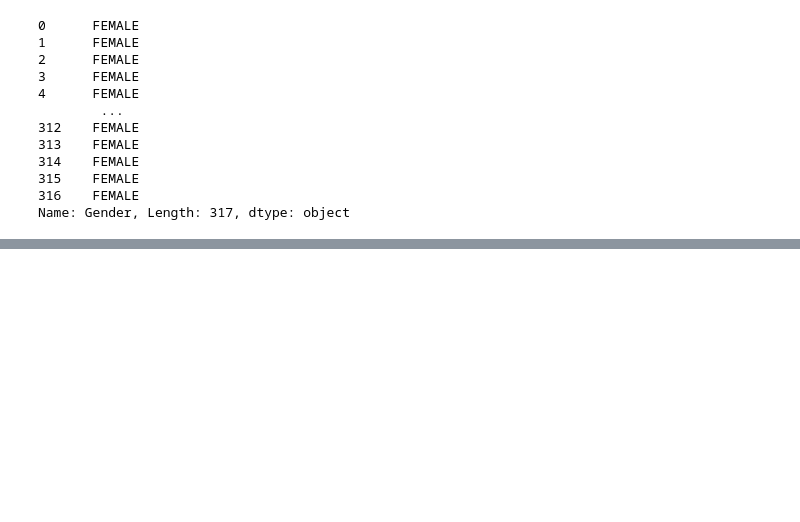
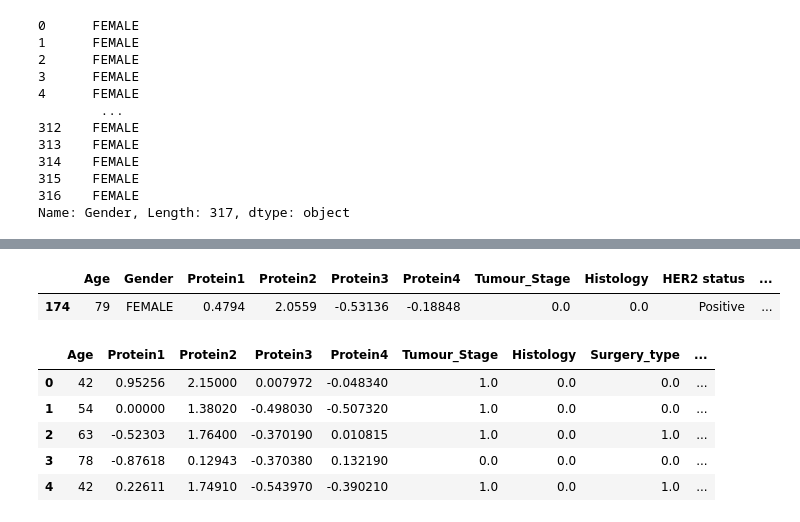
Before and after one commit to AkramMaouche/Breast-Cancer-Survival-Prediction, a Jupyter notebook: src/Notebook/Model_trainer.ipynb, the cells around one changed output, grey strips where cells are left out. Drawn from its saved outputs; the diff is of its cells as text; code cells hidden in the pictures; blank space fills up the shorter version.

```diff
--- a/src/Notebook/Model_trainer.ipynb
+++ b/src/Notebook/Model_trainer.ipynb
@@ -56,18 +56,6 @@ Categories in 'Surgery Type' variable:   ['Other' 'Lumpectomy' 'Modified Radical
 # %%
 df['Date_of_Last_Visit']=pd.to_datetime(df['Date_of_Last_Visit'])
 df['Date_of_Surgery']= pd.to_datetime(df['Date_of_Surgery'])
-# %%
-#extract day,monthm,year from Date_of_Last_Visit
-df['year_Visit'] = df['Date_of_Last_Visit'].dt.year
-df['month_Visit'] = df['Date_of_Last_Visit'].dt.month
-df['day_Visit'] = df['Date_of_Last_Visit'].dt.day
-df.drop(columns='Date_of_Last_Visit',axis=1,inplace=True)
-
-#extract day,month,year from Date_of_Last_Visit
-df['year_Surgery'] = df['Date_of_Surgery'].dt.year
-df['month_Surgery'] = df['Date_of_Surgery'].dt.month
-df['day_Surgery'] = df['Date_of_Surgery'].dt.day
-df.drop(columns='Date_of_Surgery',axis=1,inplace=True)
 # %%
 df.head()
 # %% [output]
@@ -160,0 +89,2 @@ ordinal_encoder = OrdinalEncoder()
+# %%
+df_processing = df.drop(['ER status','PR status'],axis=1)
@@ -160,0 +96,25 @@ ordinal_encoder = OrdinalEncoder()
+# %%
+#Encoder Tumor stage,histology and surgery type with ordinalencoder
+
+ordinal_encoder = OrdinalEncoder(categories=[['I','II','III'],
+                                             ['Infiltrating Ductal Carcinoma','Infiltrating Lobular Carcinoma','Mucinous Carcinoma'],
+                                             ['Other','Lumpectomy','Modified Radical Mastectomy','Simple Mastectomy']])
+
+df_processing[['Tumour_Stage','Histology','Surgery_type']] = ordinal_encoder.fit_transform(df_processing[['Tumour_Stage','Histology','Surgery_type']])
+# %%
+df_processing.sample()
+# %% [output]
+|  | Age | Gender | Protein1 | Protein2 | Protein3 | Protein4 | Tumour_Stage | Histology | HER2 status | ... |
+| 174 | 79 | FEMALE | 0.4794 | 2.0559 | -0.53136 | -0.18848 | 0.0 | 0.0 | Positive | ... |
+# %%
+#Encoder Gender and HER2 stutus with getdummies (binary encoding)
+df_processing = pd.get_dummies(data=df_processing,columns=['Gender','HER2 status'],drop_first=True)
+# %%
+df_processing.head()
+# %% [output]
+|  | Age | Protein1 | Protein2 | Protein3 | Protein4 | Tumour_Stage | Histology | Surgery_type | ... |
+| 0 | 42 | 0.95256 | 2.15000 | 0.007972 | -0.048340 | 1.0 | 0.0 | 0.0 | ... |
+| 1 | 54 | 0.00000 | 1.38020 | -0.498030 | -0.507320 | 1.0 | 0.0 | 0.0 | ... |
+| 2 | 63 | -0.52303 | 1.76400 | -0.370190 | 0.010815 | 1.0 | 0.0 | 1.0 | ... |
+| 3 | 78 | -0.87618 | 0.12943 | -0.370380 | 0.132190 | 0.0 | 0.0 | 0.0 | ... |
+| 4 | 42 | 0.22611 | 1.74910 | -0.543970 | -0.390210 | 1.0 | 0.0 | 1.0 | ... |
```
Also changed, not shown: parts of 22 cells of this notebook, 4 other files.
